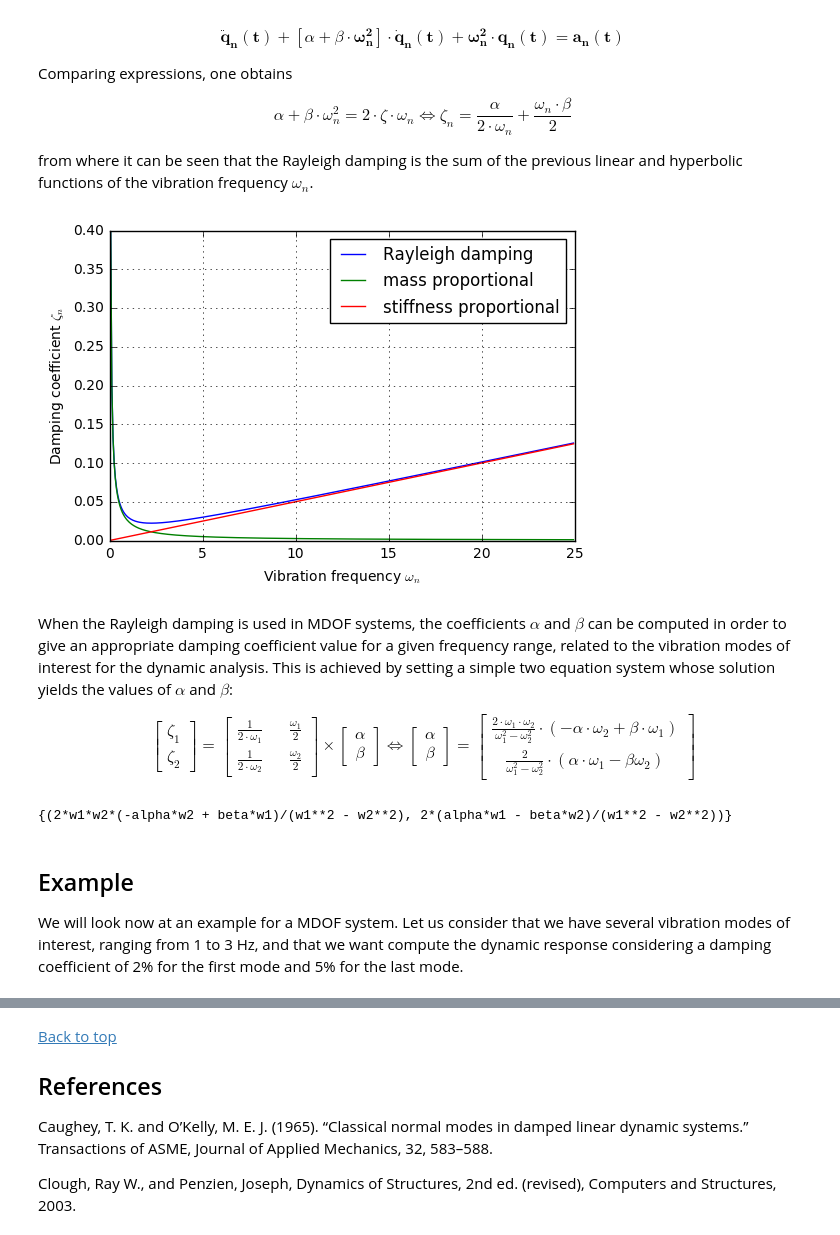
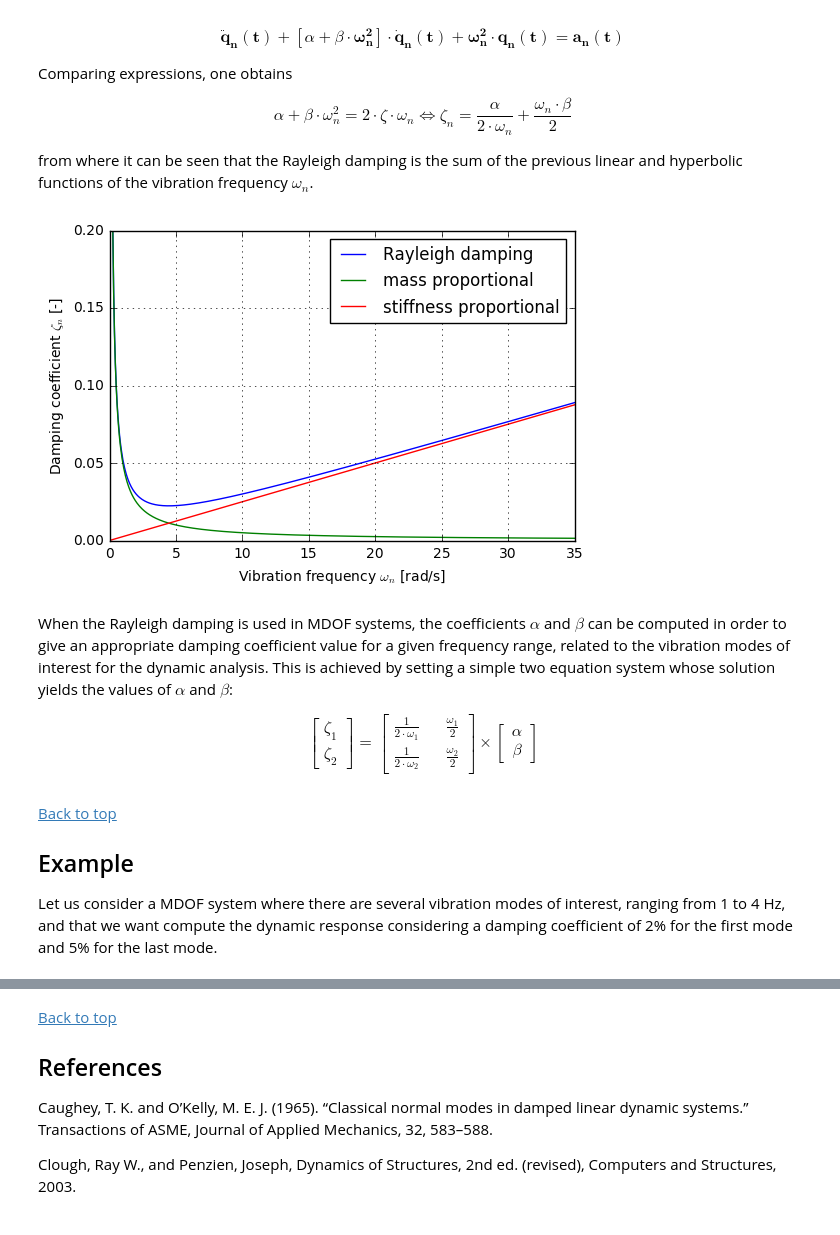
Before and after one commit to pxcandeias/py-notebooks, a Jupyter notebook: Rayleigh_damping.ipynb, the cells around one changed output, grey strips where cells are left out. Saved outputs shown, nothing was run; the diff lists cells and outputs as text; code cells hidden in the pictures.

```diff
--- a/Rayleigh_damping.ipynb
+++ b/Rayleigh_damping.ipynb
@@ -116,7 +116,7 @@ We will produce some plots based on a frequency range to illustrate the concepts
 import matplotlib.pyplot as plt
 %matplotlib inline
 
-ff = np.linspace(0.01, 3.97, num=397)
+ff = np.linspace(0.01, 6., num=600)
 wn = 2.*np.pi*ff
 # %% [markdown]
 [Back to top](#top)
@@ -155,12 +155,14 @@ Comparing expressions, one obtains
 
 from where it can be seen that the mass proportional damping is a hyperbolic function of the vibration frequency $\omega_n$.
 # %%
-alpha = 0.05
+alpha = 0.1
 zn_a = alpha/(2.*wn)
 plt.plot(wn, zn_a, label='mass proportional')
-plt.xlabel('Vibration frequency $\omega_n$')
-plt.ylabel('Damping coefficient $\zeta_n$')
+plt.xlabel('Vibration frequency $\omega_n$ [rad/s]')
+plt.ylabel('Damping coefficient $\zeta_n$ [-]')
 plt.legend(loc='best')
 plt.grid(True)
+plt.xlim([0, 35.])
+plt.ylim([0, 0.2])
 plt.show()
 # %% [output]
@@ -202,12 +204,14 @@ Comparing expressions, one obtains
 
 from where it can be seen that the stiffness proportional damping is a linear function of the vibration frequency $\omega_n$.
 # %%
-beta = 0.01
+beta = 0.005
 zn_b = (beta*wn)/2.
 plt.plot(wn, zn_b, label='stiffness proportional')
-plt.xlabel('Vibration frequency $\omega_n$')
-plt.ylabel('Damping coefficient $\zeta_n$')
+plt.xlabel('Vibration frequency $\omega_n$ [rad/s]')
+plt.ylabel('Damping coefficient $\zeta_n$ [-]')
 plt.legend(loc='best')
 plt.grid(True)
+plt.xlim([0, 35.])
+plt.ylim([0, 0.2])
 plt.show()
 # %% [output]
@@ -251,15 +255,17 @@ from where it can be seen that the Rayleigh damping is the sum of the previous l
 # %%
 plt.hold(True)
 plt.plot(wn, zn_a+zn_b, label='Rayleigh damping')
 plt.plot(wn, zn_a, label='mass proportional')
 plt.plot(wn, zn_b, label='stiffness proportional')
-plt.xlabel('Vibration frequency $\omega_n$')
-plt.ylabel('Damping coefficient $\zeta_n$')
+plt.xlabel('Vibration frequency $\omega_n$ [rad/s]')
+plt.ylabel('Damping coefficient $\zeta_n$ [-]')
 plt.legend(loc='best')
 plt.grid(True)
+plt.xlim([0, 35.])
+plt.ylim([0, 0.2])
 plt.show()
 # %% [output]
-[figure, old version]
+[figure, new version]
 # %% [markdown]
 When the Rayleigh damping is used in MDOF systems, the coefficients $\alpha$ and $\beta$ can be computed in order to give an appropriate damping coefficient value for a given frequency range, related to the vibration modes of interest for the dynamic analysis. This is achieved by setting a simple two equation system whose solution yields the values of $\alpha$ and $\beta$:
 
@@ -275,29 +281,10 @@ $$
 \left[\begin{array}{cc}
 \alpha \\ \beta
 \end{array}\right]
-\Leftrightarrow
-\left[\begin{array}{cc}
-\alpha \\ \beta
-\end{array}\right]
-=
-\left[\begin{array}{cc}
-\frac{2 \cdot \omega_1 \cdot \omega_2}{\omega_1^2 - \omega_2^2} \cdot (-\alpha \cdot \omega_2 + \beta \cdot \omega_1) \\ \frac{2}{\omega_1^2 - \omega_2^2} \cdot (\alpha \cdot \omega_1 - \beta \omega_2)
-\end{array}\right]
 $$
-# %%
-from sympy import Matrix, linsolve, symbols
-w1 = symbols('w1')
-w2 = symbols('w2')
-z1 = symbols('z1')
-z2 = symbols('z2')
-aa = symbols('alpha')
-bb = symbols('beta')
-A = Matrix([[1/(2*w1), w1/2], [1/(2*w2), w2/2]])
-b = Matrix([aa, bb])
-linsolve((A, b), [z1, z2])
-# %% [output]
-{(2*w1*w2*(-alpha*w2 + beta*w1)/(w1**2 - w2**2), 2*(alpha*w1 - beta*w2)/(w1**2 - w2**2))}
 # %% [markdown]
+[Back to top](#top)
+
 ## Example
 
-We will look now at an example for a MDOF system. Let us consider that we have several vibration modes of interest, ranging from 1 to 3 Hz, and that we want compute the dynamic response considering a damping coefficient of 2% for the first mode and 5% for the last mode.
+Let us consider a MDOF system where there are several vibration modes of interest, ranging from 1 to 4 Hz, and that we want compute the dynamic response considering a damping coefficient of 2% for the first mode and 5% for the last mode.
```
Also changed, not shown: parts of 5 cells of this notebook.
